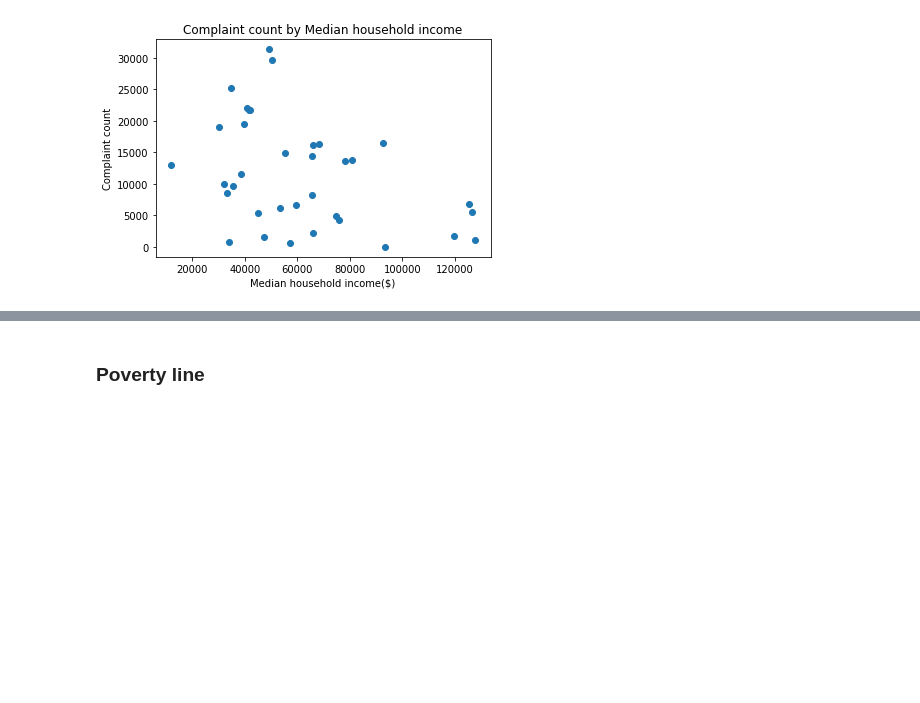
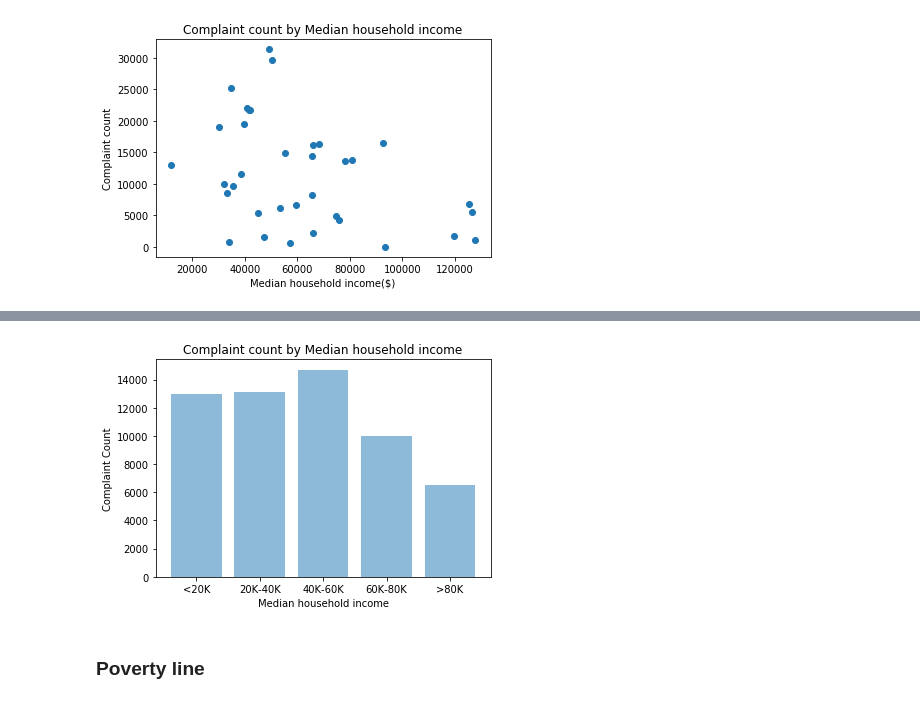
Before and after one commit to mraigosa/Austin_311_analysis, a Jupyter notebook: zipcode_analysis_main.ipynb, the cells around one changed output, grey strips where cells are left out. Saved outputs shown, nothing was run; the diff lists cells and outputs as text; code cells hidden in the pictures; blank space fills up the shorter version.

```diff
--- a/zipcode_analysis_main.ipynb
+++ b/zipcode_analysis_main.ipynb
@@ -62,3 +128,19 @@ plt.show()
+# %%
+# Create the ticks for our bar chart's x axis
+#plt.figure(figsize=(20,3))
+x_axis = np.arange(len(income_bar["median_household_income_bins"]))
+tick_locations = [value + 0.4 for value in x_axis]
+plt.xticks(tick_locations, income_bar["median_household_income_bins"])
+
+plt.bar(x_axis, income_bar["complaint_count"], alpha=0.5, align="edge")
+
+plt.xlabel("Median household income")
+plt.ylabel("Complaint Count")
+plt.title("Complaint count by Median household income")
+
+plt.show()
+# %% [output]
+[figure, added]
 # %% [markdown]
 ### Poverty line
 # %%
```
Also changed, not shown: parts of 30 cells of this notebook, 11 other files.
